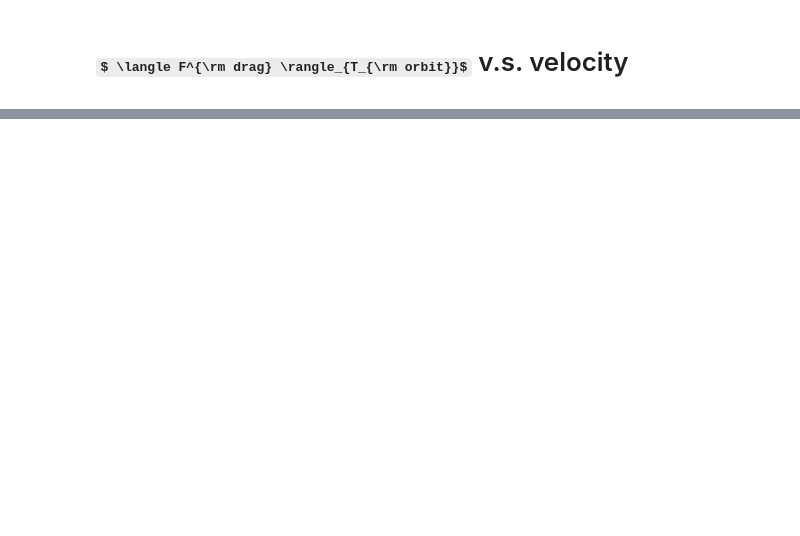
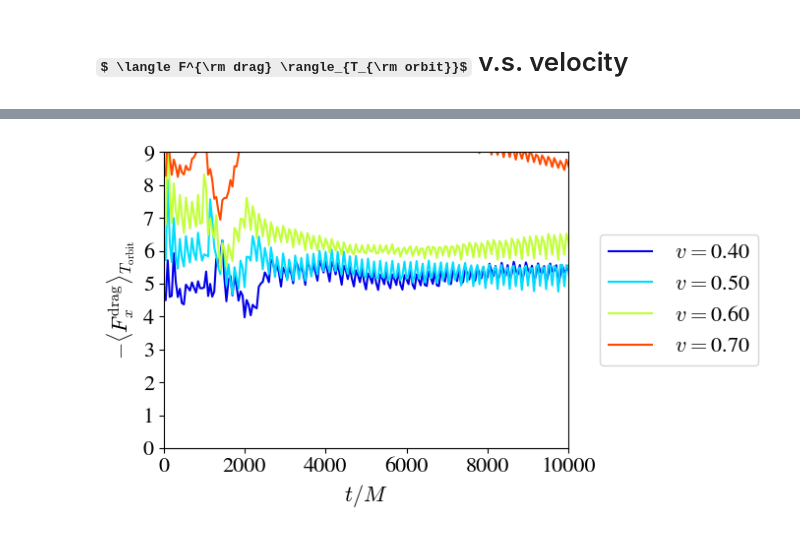
Before and after one commit to XinShuo-ph/plot_scripts, a Jupyter notebook: plot_cleanup_tuned_damping.ipynb, the cells around one changed output, grey strips where cells are left out. Drawn from its saved outputs; the diff is of its cells as text; code cells hidden in the pictures; some formulas as TeX source; blank space fills up the shorter version.

```diff
--- a/plot_cleanup_tuned_damping.ipynb
+++ b/plot_cleanup_tuned_damping.ipynb
@@ -218,0 +570,99 @@ plt.legend()
+# %%
+simnames = [
+    # (0.7, '20250622_tune_damping_n256_v07'),
+    # (0.6, '20250621_tune_damping_n256_v06'),
+    # (0.55, '20250623_tune_damping_n256_v055'),
+    # (0.5, '20250620_tune_damping_n256_1'),
+    # (0.45, '20250623_tune_damping_n256_v045'),
+    # (0.4, '20250622_tune_damping_n256_v04'),
+    # # (0.35, '20250626_n256_v035'),
+    # (0.3, '20250622_tune_damping_n256_v03')
+
+    (0.4, '20250627_mu02_v04_r35'),
+    # (0.45, '20250627_mu02_v045_r35'),
+    (0.5, '20250627_mu02_v05_r35'),
+    # (0.55, '20250627_mu02_v055_r35'),
+    (0.6, '20250627_mu02_v06_r35'),
+    (0.7, '20250627_mu02_v07_r35')
+]
+
+outR=100.0
+excise_factor = 1.5
+
+
+
+binary_mass = +2.71811e+00
+bbh1_x = -(70.49764373525885/2-2.926860031395978)/binary_mass
+bbh2_x = -(70.49764373525885/2+2.926860031395978)/binary_mass
+bbh1_r = 3.98070/binary_mass
+bbh2_r = 3.98070/binary_mass
+excise_factor = 1.5
+binary_omega = - 0.002657634562418009 * 2.71811
+
+T_orbit = np.abs(2*np.pi/binary_omega)
+
+basedir = "/pscratch/sd/x/xinshuo/runGReX/"
+plotdir = "/pscratch/sd/x/xinshuo/plotGReX/"
+
+
+
+plt.figure().set_size_inches(7, 4)
+# Create a colormap based on velocity values
+velocities = [v for v, _ in simnames]
+cmap = plt.cm.jet
+norm = plt.Normalize(min(velocities)*0.9, max(velocities)*1.1)
+
+for wave_vel, simname in simnames:
+    print(simname)
+    results = np.load(plotdir+f"{simname}_2d_integrals_outR{outR}_excise{excise_factor}_psipow2.0_parallel.npy")
+
+    # remove the first data points
+    results = results[1:]
+
+    results_sur = np.load(plotdir+f"{simname}_2d_integrals_surface_outR{outR}_excise{excise_factor}_psipow-2.0_psipow_surface_correction-2.0_parallel.npy")
+    results_sur = results_sur[1:]
+
+    dt = results[1,0] - results[0,0]
+
+    # do a smoothed plot of results[:,1] over a window of T_orbit
+    window_size = int(T_orbit/dt)
+
+    # Create smoothed array with same length as original
+    smoothed_drag = np.zeros_like(results[:,1])
+
+    # Handle the main part where full window is available
+    valid_smoothed = np.convolve(results[:,1], np.ones(window_size)/window_size, mode='valid')
+    smoothed_drag[window_size-1:window_size-1+len(valid_smoothed)] = valid_smoothed
+
+    # Handle left boundary (beginning of array)
+    for i in range(window_size-1):
+        # Use smaller window size for boundary points
+        curr_window = i + 1
+        smoothed_drag[i] = np.sum(results[:curr_window,1]) / curr_window
+
+
+    # Calculate normalized drag
+
+    # normalize by mean density
+    # avgrho = np.mean(results_sur[:,10][results_sur[:,0]>average_rho_after])
+    # normalized_drag = -smoothed_drag/avgrho
+
+    # # normalize by density at different times
+    normalized_drag = -smoothed_drag/results_sur[:,10]
+
+    # Get color from colormap based on velocity
+    color = cmap(norm(wave_vel))
+    plt.plot(results[:,0], normalized_drag, label=f' $v=${wave_vel:.2f}', color=color)
+
+
+# plt.ylim(0.003,0.008)
+plt.xlim(0,10000)
+plt.ylim(0,9)
+plt.ylabel('$-\\langle F^{\mathrm{drag}}_x \\rangle_{T_{\mathrm{orbit}}}$', fontsize=16)
+plt.xlabel('$t/M$', fontsize=16)
+plt.legend(fontsize=16, bbox_to_anchor=(1.05, 0.5), loc='center left')
+plt.xticks(fontsize=16)
+plt.yticks(fontsize=16)
+plt.tight_layout()
+plt.savefig("Fdrag_vel_r35.pdf",bbox_inches='tight')
+# %% [output]
@@ -218,0 +673 @@ plt.legend()
+[figure, added]
```
Also changed, not shown: parts of 18 cells of this notebook, 15 other files.
